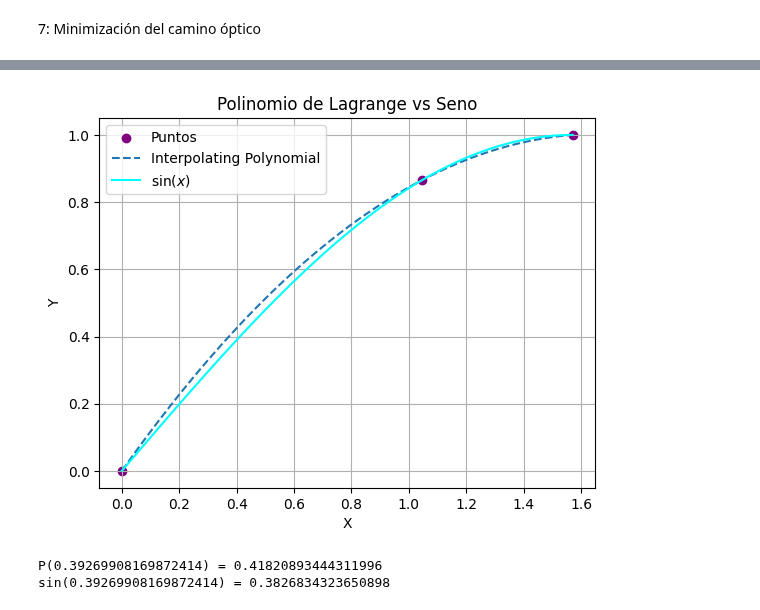
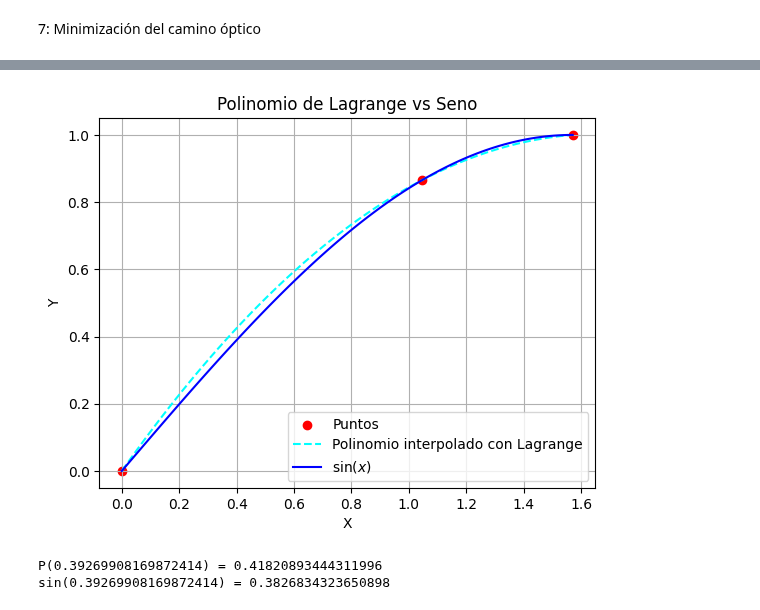
Before and after one commit to ampereapescador/MetodosI_AnaPerea_JuanGomez, a Jupyter notebook: PARCIAL1.ipynb, the cells around one changed output, grey strips where cells are left out. Saved outputs shown, nothing was run; the diff lists cells and outputs as text; code cells hidden in the pictures.

```diff
--- a/PARCIAL1.ipynb
+++ b/PARCIAL1.ipynb
@@ -41,7 +41,7 @@ puntos_x = np.array([0, np.pi/3, np.pi/2])
 puntos_y = np.array([np.sin(0), np.sin(np.pi/3), np.sin(np.pi/2)])
 
 #Plotear puntos del conjunto
-plt.scatter(puntos_x, puntos_y, color='purple', label='Puntos')
+plt.scatter(puntos_x, puntos_y, color='red', label='Puntos')
 
 
 #> b. Polinomio interpolador
@@ -50,36 +50,36 @@ plt.scatter(puntos_x, puntos_y, color='purple', label='Puntos')
 def lagrange_basis(x, i, puntos_x):
     L_i = 1
     for j in range(len(puntos_x)):
         if j != i:
             L_i *= (x - puntos_x[j]) / (puntos_x[i] - puntos_x[j])
     return L_i
 
 # Calculo polinomio P(x)
 def lagrange_polynomial(x, puntos_x, puntos_y):
     P_x = 0
     for i in range(len(puntos_x)):
         P_x += puntos_y[i] * lagrange_basis(x, i, puntos_x)
     return P_x
 
 #Ploteo polinomio, con correcciones de GPT
 x_vals = np.linspace(0, np.pi/2, 100)
 y_poly = [lagrange_polynomial(x, puntos_x, puntos_y) for x in x_vals]
 y_true = np.sin(x_vals)
 
-plt.plot(x_vals, y_poly, label='Interpolating Polynomial', linestyle='--')
+plt.plot(x_vals, y_poly, label='Polinomio interpolado con Lagrange',color='cyan', linestyle='--')
 
 # Ploteo del seno
-plt.plot(x_vals, y_true, label=r'$\sin(x)$', color='cyan')
+plt.plot(x_vals, y_true, label=r'$\sin(x)$', color='blue')
 
 # Arreglos grafica
 plt.xlabel('X')
 plt.ylabel('Y')
 plt.title('Polinomio de Lagrange vs Seno')
 plt.legend()
 plt.grid(True)
 plt.show()
 # %% [output]
-[figure, old version]
+[figure, new version]
 # %%
 #> c. P(sin(pi/8))
 
```
